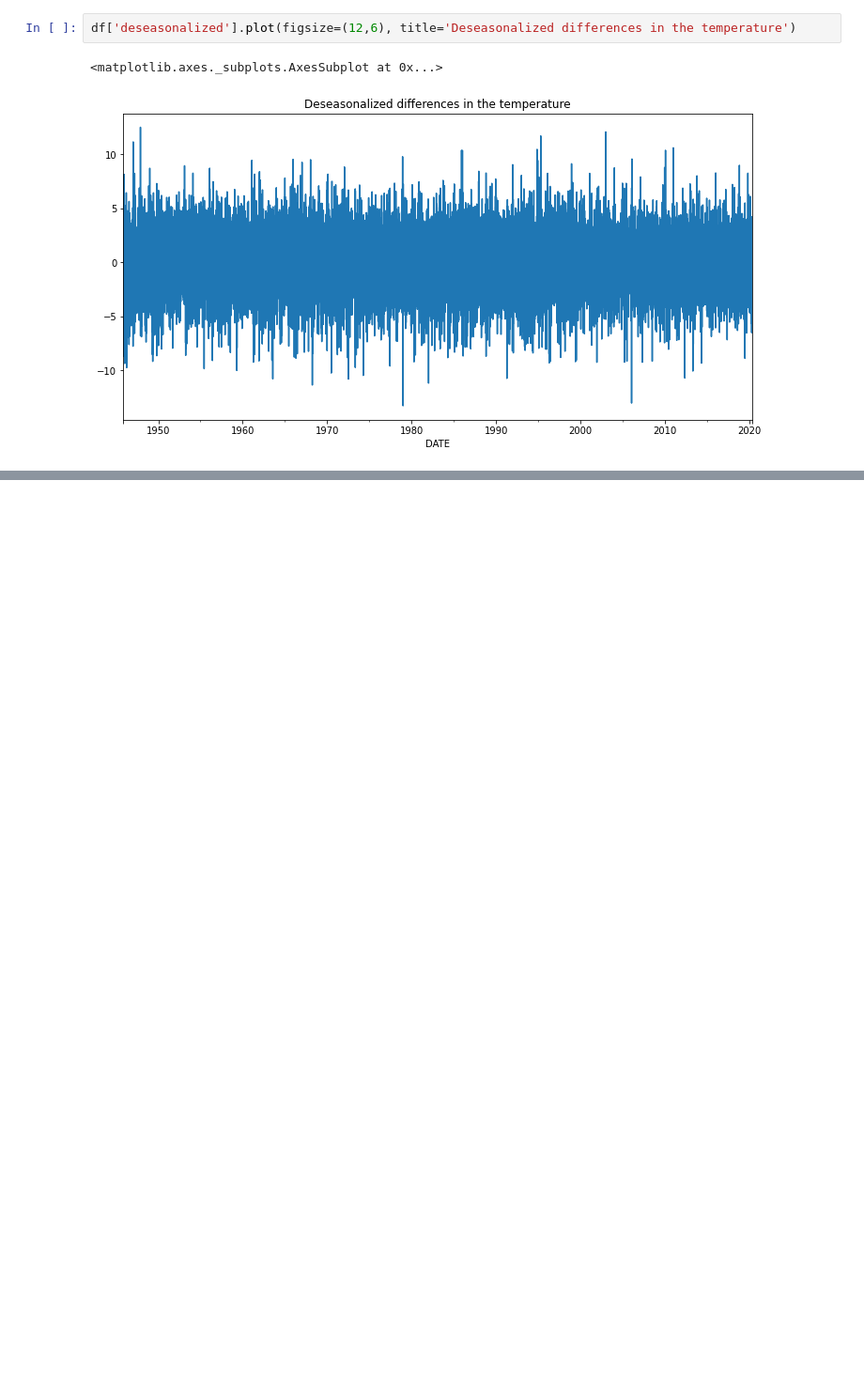
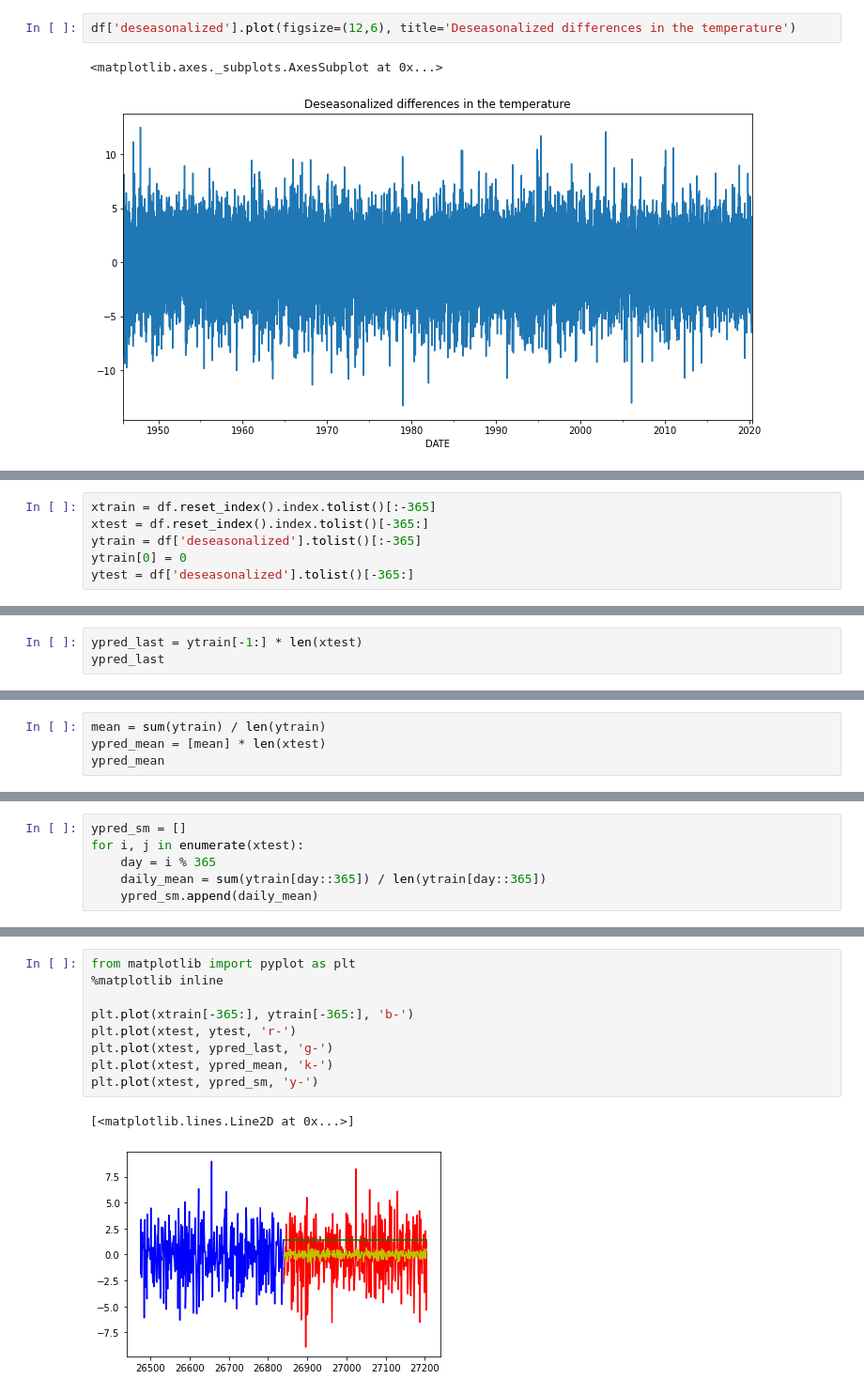
Before and after one commit to senzelden/projects, a Jupyter notebook: week_05/weather_berlin_tempelhof.ipynb, the cells around one changed output, grey strips where cells are left out. Shown at 94% size. Saved outputs shown, nothing was run; the diff lists cells and outputs as text; blank space fills up the shorter version.

```diff
--- a/week_05/weather_berlin_tempelhof.ipynb
+++ b/week_05/weather_berlin_tempelhof.ipynb
@@ -166,0 +191,6 @@ df['deseasonalized'].plot(figsize=(12,6), title='Deseasonalized differences in t
+# %%
+xtrain = df.reset_index().index.tolist()[:-365]
+xtest = df.reset_index().index.tolist()[-365:]
+ytrain = df['deseasonalized'].tolist()[:-365]
+ytrain[0] = 0
+ytest = df['deseasonalized'].tolist()[-365:]
@@ -166,0 +199,3 @@ df['deseasonalized'].plot(figsize=(12,6), title='Deseasonalized differences in t
+# %%
+ypred_last = ytrain[-1:] * len(xtest)
+ypred_last
@@ -166,0 +222,4 @@ df['deseasonalized'].plot(figsize=(12,6), title='Deseasonalized differences in t
+# %%
+mean = sum(ytrain) / len(ytrain)
+ypred_mean = [mean] * len(xtest)
+ypred_mean
@@ -166,0 +246,6 @@ df['deseasonalized'].plot(figsize=(12,6), title='Deseasonalized differences in t
+# %%
+ypred_sm = []
+for i, j in enumerate(xtest):
+    day = i % 365
+    daily_mean = sum(ytrain[day::365]) / len(ytrain[day::365])
+    ypred_sm.append(daily_mean)
@@ -166,0 +272,12 @@ df['deseasonalized'].plot(figsize=(12,6), title='Deseasonalized differences in t
+# %%
+from matplotlib import pyplot as plt
+%matplotlib inline
+
+plt.plot(xtrain[-365:], ytrain[-365:], 'b-')
+plt.plot(xtest, ytest, 'r-')
+plt.plot(xtest, ypred_last, 'g-')
+plt.plot(xtest, ypred_mean, 'k-')
+plt.plot(xtest, ypred_sm, 'y-')
+# %% [output]
+[<matplotlib.lines.Line2D at 0x...>]
+[figure, added]
```
Also changed, not shown: parts of 9 cells of this notebook.
